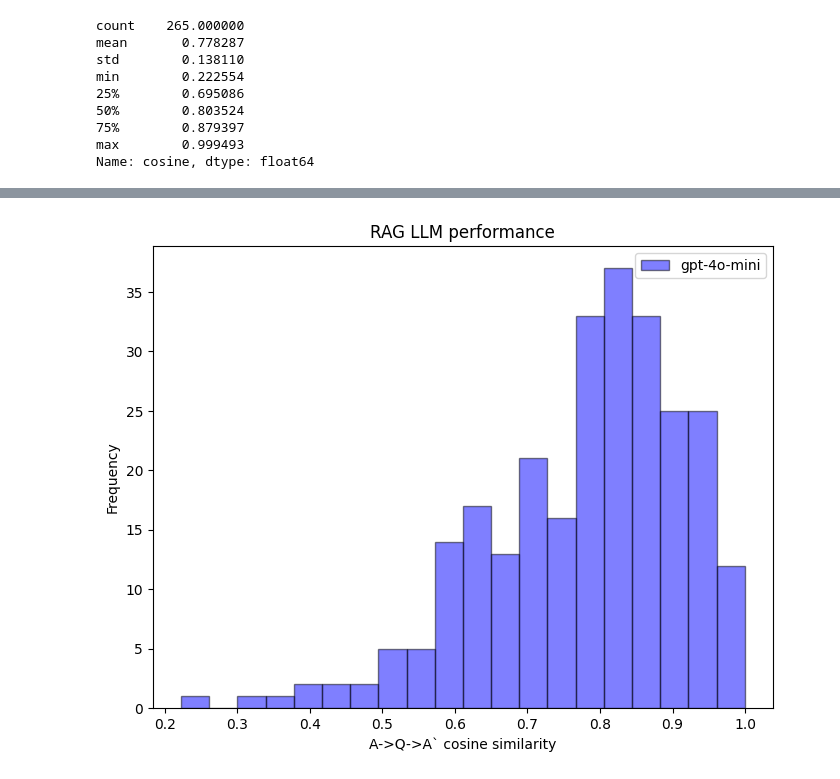
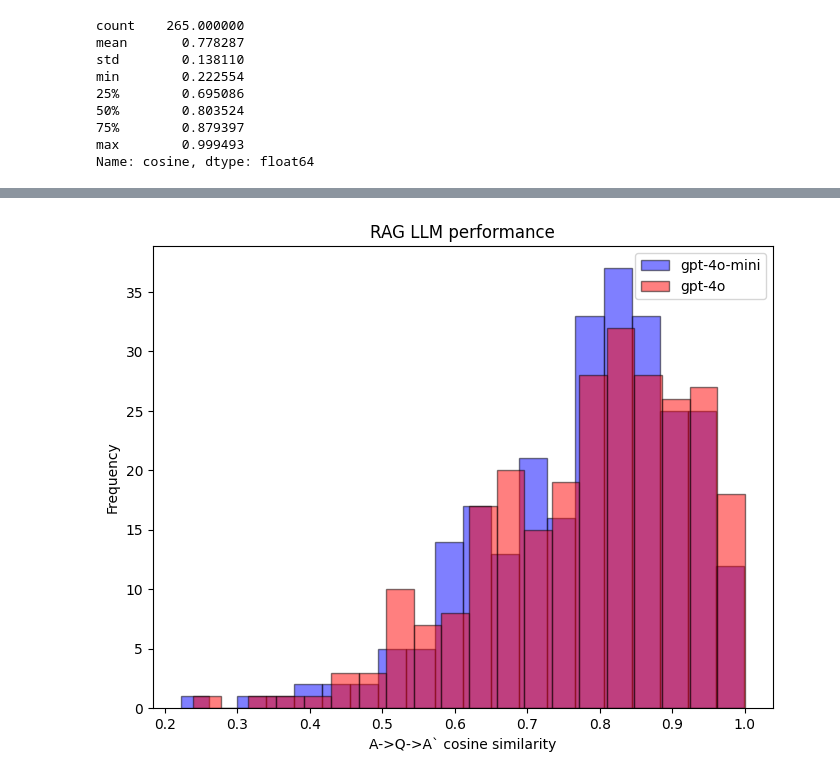
Before and after one commit to anicolas91/LLM_ASU_assistant, a Jupyter notebook: 01_rag_flow.ipynb, the cells around one changed output, grey strips where cells are left out. Saved outputs shown, nothing was run; the diff lists cells and outputs as text; code cells hidden in the pictures.

Commit message:
feat(01_rag_flow.ipynb): completed cosine similarity eval across different models
gpt-4o vs gpt-4o-mini evaluated. Similar performance but mini is cheaper.

```diff
--- a/01_rag_flow.ipynb
+++ b/01_rag_flow.ipynb
@@ -343,0 +352,22 @@ Name: cosine, dtype: float64
+# %%
+# process all records using fcn
+for record in tqdm(ground_truth):
+    if record['question'] in processed_questions:
+        continue
+    else:
+        result = process_record(record,model='gpt-4o')
+        results_gpt4o.append(result)
+# %%
+# save processed records
+df_gpt4o = pd.DataFrame(results_gpt4o)
+df_gpt4o.to_csv('results-gpt4o.csv', index=False)
+# %%
+# calculate cosine similarity for gpt 4o mini
+similarity_4o = []
+
+for record in tqdm(results_gpt4o):
+    sim = compute_similarity(record)
+    similarity_4o.append(sim)
+# %%
+df_gpt4o['cosine'] = similarity_4o
+df_gpt4o['cosine'].describe()
@@ -344,17 +384,18 @@ Name: cosine, dtype: float64
 # %%
 import matplotlib.pyplot as plt
 
 # Plotting the histogram
 plt.figure(figsize=(8, 6))  # Optional: Set the figure size
 plt.hist(df_gpt4o_mini['cosine'], bins=20, alpha=0.5,label='gpt-4o-mini',color='blue', edgecolor='black')
+plt.hist(df_gpt4o['cosine'], bins=20, alpha=0.5,label='gpt-4o',color='red', edgecolor='black')
 
 # Adding labels and title
 plt.xlabel('A->Q->A` cosine similarity')
 plt.ylabel('Frequency')
 plt.title('RAG LLM performance')
 
 # Show the plot
 plt.legend()
 plt.show()
 # %% [output]
-[figure, old version]
+[figure, new version]
```
Also changed, not shown: parts of 8 cells of this notebook, 5 other files.
